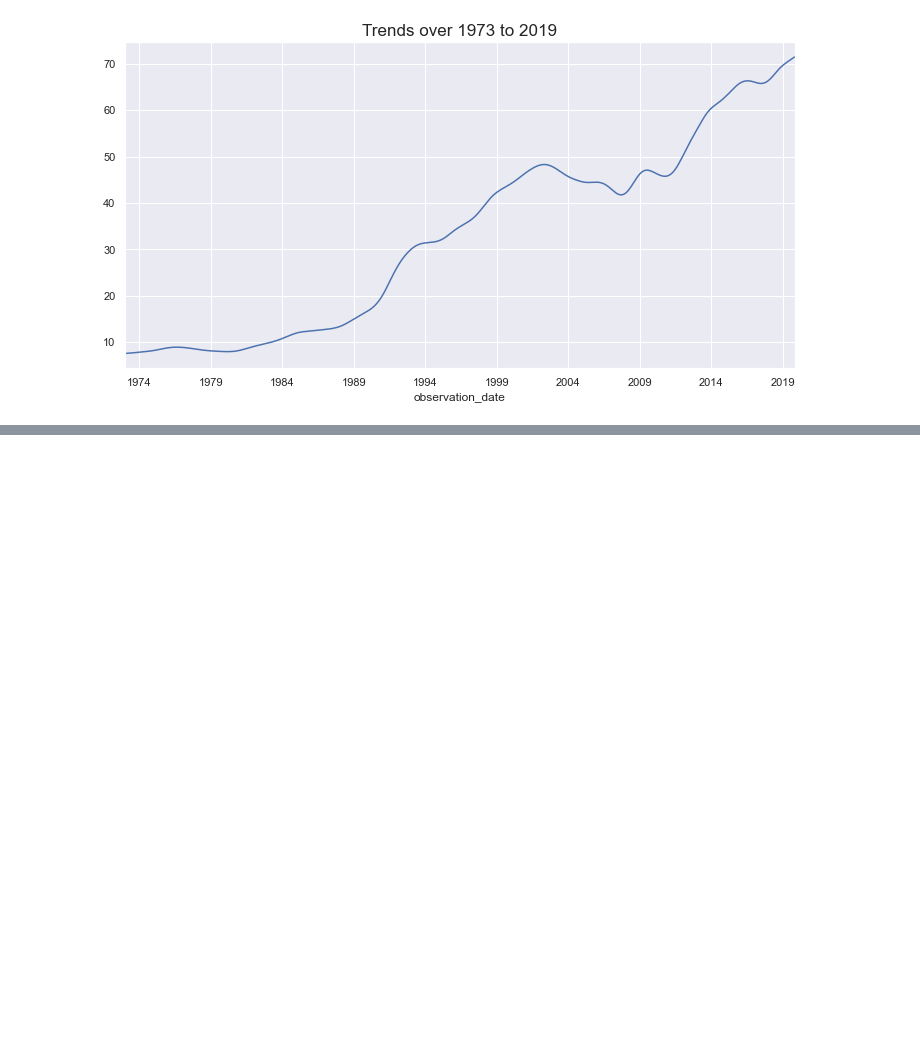
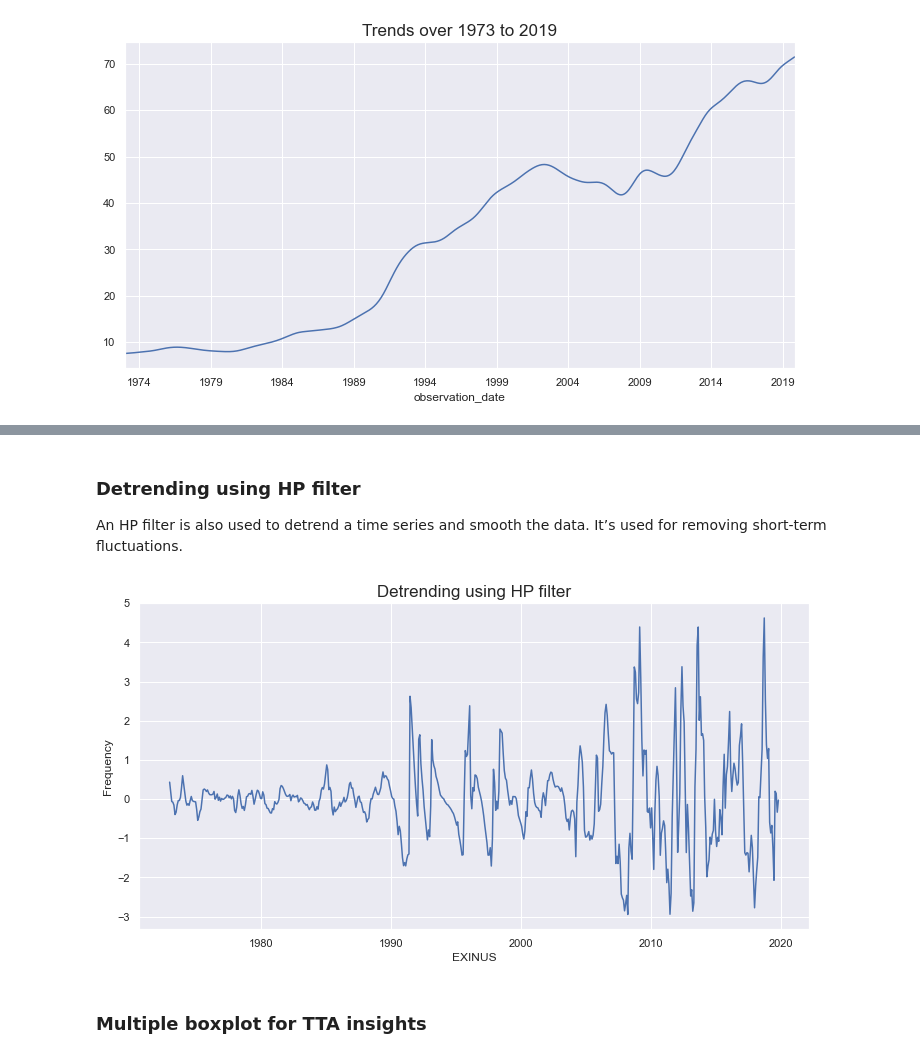
Before and after one commit to dissagaliyeva/python, a Jupyter notebook: time_series/characteristics.ipynb, the cells around one changed output, grey strips where cells are left out. Saved outputs shown, nothing was run; the diff lists cells and outputs as text; code cells hidden in the pictures; blank space fills up the shorter version.

```diff
--- a/time_series/characteristics.ipynb
+++ b/time_series/characteristics.ipynb
@@ -44,0 +100,20 @@ plt.show()
+# %% [markdown]
+### Detrending using HP filter
+
+An HP filter is also used to detrend a time series and smooth the data. It’s used for removing short-term fluctuations.
+# %%
+cycle, trend = hpfilter(df.EXINUS)
+
+df['trend'] = trend
+detrended = df.EXINUS - df['trend']
+
+plt.figure(figsize=(12, 6))
+plt.title('Detrending using HP filter', fontsize=17)
+plt.plot(detrended)
+plt.xlabel('EXINUS')
+plt.ylabel('Frequency')
+plt.show()
+# %% [output]
+[figure, added]
+# %% [markdown]
+### Multiple boxplot for TTA insights
```
Also changed, not shown: parts of 6 cells of this notebook.
